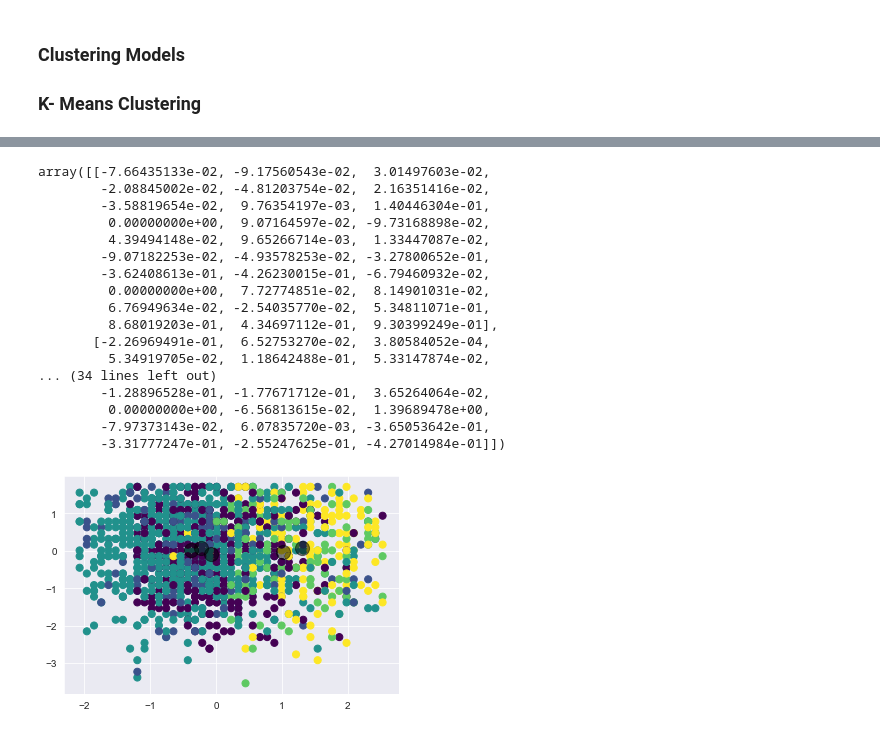
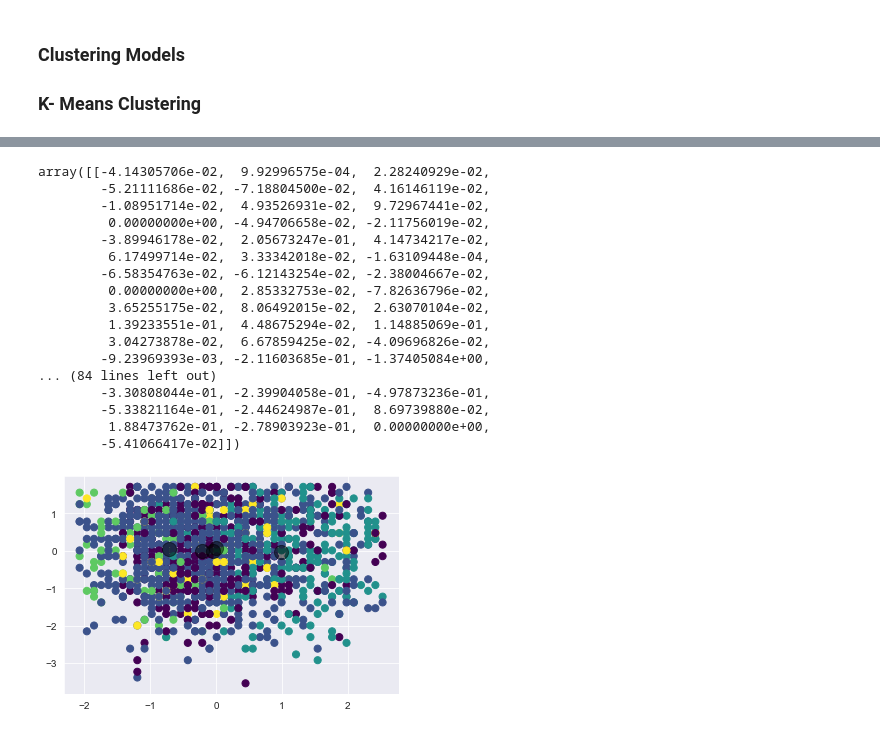
Before and after one commit to Vajrasamaya/Employee-Attrition-, a Jupyter notebook: Modeling_Predictors_of_Employee_Attrition.ipynb, the cells around one changed output, grey strips where cells are left out. Drawn from its saved outputs; the diff is of its cells as text; code cells hidden in the pictures.

Commit message:
initial k-means modeling

```diff
--- a/Modeling_Predictors_of_Employee_Attrition.ipynb
+++ b/Modeling_Predictors_of_Employee_Attrition.ipynb
@@ -91,4 +91,17 @@ features = ['Age', 'Openness', 'Conscieniousness', 'Extroversion',
        'PerformanceRating', 'RelationshipSatisfaction', 'StandardHours',
        'StockOptionLevel', 'TotalWorkingYears', 'TrainingTimesLastYear',
        'WorkLifeBalance', 'YearsAtCompany', 'YearsInCurrentRole',
-       'YearsSinceLastPromotion', 'YearsWithCurrManager']
+       'YearsSinceLastPromotion', 'YearsWithCurrManager', 'Attrition_Yes',
+       'BusinessTravel_Non-Travel', 'BusinessTravel_Travel_Frequently',
+       'BusinessTravel_Travel_Rarely', 'Department_Human Resources',
+       'Department_Research & Development', 'Department_Sales',
+       'EducationField_Human Resources', 'EducationField_Life Sciences',
+       'EducationField_Marketing', 'EducationField_Medical',
+       'EducationField_Other', 'EducationField_Technical Degree',
+       'Gender_Female', 'JobRole_Healthcare Representative',
+       'JobRole_Human Resources', 'JobRole_Laboratory Technician',
+       'JobRole_Manager', 'JobRole_Manufacturing Director',
+       'JobRole_Research Director', 'JobRole_Research Scientist',
+       'JobRole_Sales Executive', 'JobRole_Sales Representative',
+       'MaritalStatus_Divorced', 'MaritalStatus_Married',
+       'MaritalStatus_Single', 'Over18_Y', 'OverTime_Yes']
@@ -158,0 +179,21 @@ Reduce dimensions while  for ease of visualization and therefor understanding of
+# %%
+# Distortion is the average of the squared distances from the clusters centers of each cluster
+distortions = []
+# Inertia is the sum of squared distances of samples to their closest cluster center.
+inertias = []
+mapping1 = {}
+mapping2 = {}
+K = range(1,10)
+
+for k in K:
+    #Building and fitting the model
+    kmeanModel = KMeans(n_clusters=k).fit(x)
+    kmeanModel.fit(x)
+
+    distortions.append(sum(np.min(cdist(x, kmeanModel.cluster_centers_,
+                      'euclidean'),axis=1)) / x.shape[0])
+    inertias.append(kmeanModel.inertia_)
+
+    mapping1[k] = sum(np.min(cdist(x, kmeanModel.cluster_centers_,
+                 'euclidean'),axis=1)) / x.shape[0]
+    mapping2[k] = kmeanModel.inertia_
@@ -166,32 +229,32 @@ kmeans.predict(x)
 
 first_k_cluster = kmeans.cluster_centers_
 # %%
-y_kmeans = kmeans.predict(x)
+y_kmeans_5 = kmeans.predict(x)
 # %%
 first_k_cluster
 # %% [output]
-array([[-7.66435133e-02, -9.17560543e-02,  3.01497603e-02,
-        -2.08845002e-02, -4.81203754e-02,  2.16351416e-02,
-        -3.58819654e-02,  9.76354197e-03,  1.40446304e-01,
-         0.00000000e+00,  9.07164597e-02, -9.73168898e-02,
-         4.39494148e-02,  9.65266714e-03,  1.33447087e-02,
-        -9.07182253e-02, -4.93578253e-02, -3.27800652e-01,
-        -3.62408613e-01, -4.26230015e-01, -6.79460932e-02,
-         0.00000000e+00,  7.72774851e-02,  8.14901031e-02,
-         6.76949634e-02, -2.54035770e-02,  5.34811071e-01,
-         8.68019203e-01,  4.34697112e-01,  9.30399249e-01],
-       [-2.26969491e-01,  6.52753270e-02,  3.80584052e-04,
-         5.34919705e-02,  1.18642488e-01,  5.33147874e-02,
-... (34 lines left out)
-        -1.28896528e-01, -1.77671712e-01,  3.65264064e-02,
-         0.00000000e+00, -6.56813615e-02,  1.39689478e+00,
-        -7.97373143e-02,  6.07835720e-03, -3.65053642e-01,
-        -3.31777247e-01, -2.55247625e-01, -4.27014984e-01]])
+array([[-4.14305706e-02,  9.92996575e-04,  2.28240929e-02,
+        -5.21111686e-02, -7.18804500e-02,  4.16146119e-02,
+        -1.08951714e-02,  4.93526931e-02,  9.72967441e-02,
+         0.00000000e+00, -4.94706658e-02, -2.11756019e-02,
+        -3.89946178e-02,  2.05673247e-01,  4.14734217e-02,
+         6.17499714e-02,  3.33342018e-02, -1.63109448e-04,
+        -6.58354763e-02, -6.12143254e-02, -2.38004667e-02,
+         0.00000000e+00,  2.85332753e-02, -7.82636796e-02,
+         3.65255175e-02,  8.06492015e-02,  2.63070104e-02,
+         1.39233551e-01,  4.48675294e-02,  1.14885069e-01,
+         3.04273878e-02,  6.67859425e-02, -4.09696826e-02,
+        -9.23969393e-03, -2.11603685e-01, -1.37405084e+00,
+... (84 lines left out)
+        -3.30808044e-01, -2.39904058e-01, -4.97873236e-01,
+        -5.33821164e-01, -2.44624987e-01,  8.69739880e-02,
+         1.88473762e-01, -2.78903923e-01,  0.00000000e+00,
+        -5.41066417e-02]])
 # %%
 # first_k_cluster = kmeans.cluster_centers_
-plt.scatter(x[:, 0], x[:, 1], c=y_kmeans, s=50, cmap='viridis')
+plt.scatter(x[:, 0], x[:, 1], c=y_kmeans_5, s=50, cmap='viridis')
 plt.scatter(first_k_cluster[:, 0], first_k_cluster[:, 1], c='black', s=200, alpha=0.5);
 # %% [output]
-[figure, old version]
+[figure, new version]
 # %%
 from sklearn.metrics import calinski_harabasz_score
```
Also changed, not shown: parts of 9 cells of this notebook.
